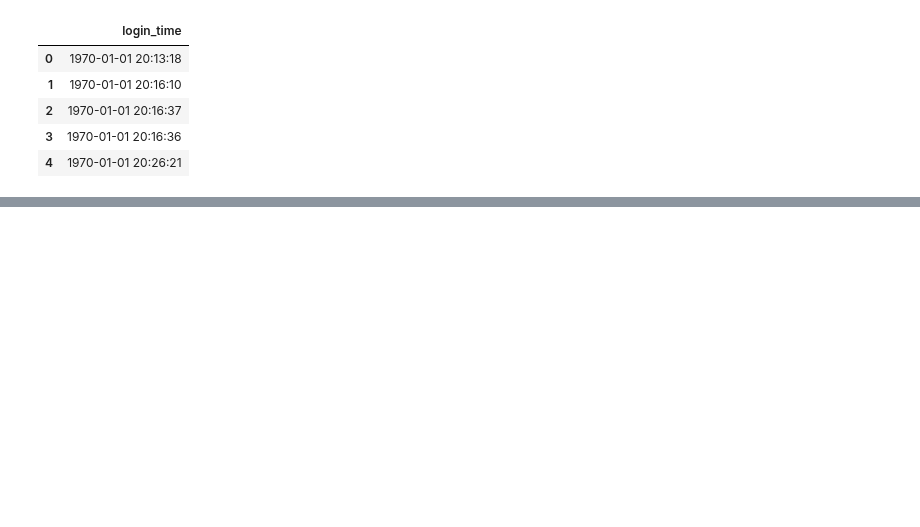
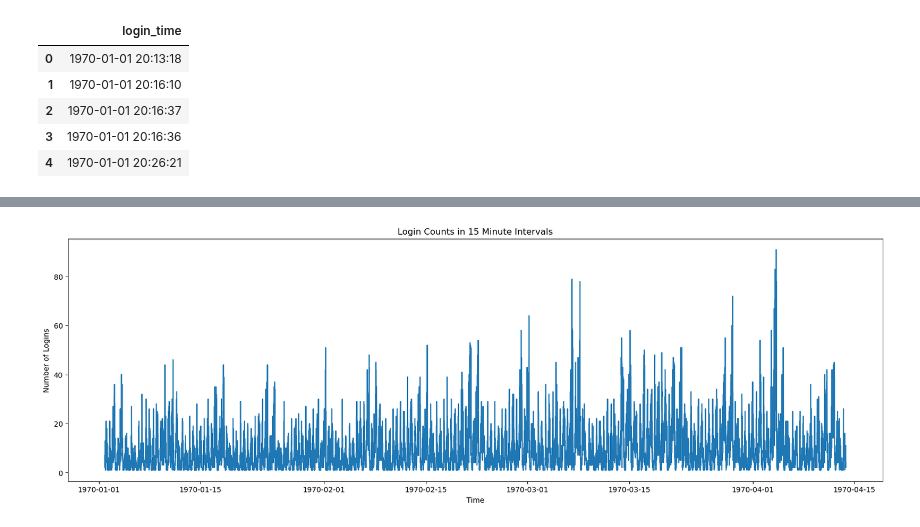
Before and after one commit to Noob1701/Springboard, a Jupyter notebook: Login take home.ipynb, the cells around one changed output, grey strips where cells are left out. Saved outputs shown, nothing was run; the diff lists cells and outputs as text; code cells hidden in the pictures; blank space fills up the shorter version.

```diff
--- a/Login take home.ipynb
+++ b/Login take home.ipynb
@@ -14,0 +60,4 @@ ult_df.head()
+# %%
+login_df['bin_start'] = offset_begin_lst
+# %%
+login_df['bin_end'] = offset_end_lst
@@ -14,0 +70,2 @@ ult_df.head()
+# %%
+y = max(login_df['bin_number'])
@@ -14,0 +76,18 @@ ult_df.head()
+# %%
+count = []
+bin_end = []
+for i in range(y):
+    count.append(login_df['bin_number'].value_counts()[i+1])
+    bin_end.append(login_df.loc[login_df['bin_number'] == i+1, 'bin_end'].iloc[0])
+# %%
+x_axis = bin_end
+y_axis = count
+
+plt.figure(figsize=(20,6))
+plt.plot(x_axis, y_axis)
+plt.title('Login Counts in 15 Minute Intervals')
+plt.xlabel('Time')
+plt.ylabel('Number of Logins')
+plt.show()
+# %% [output]
+[figure, added]
```
Also changed, not shown: parts of 34 cells of this notebook, 4 other files.
